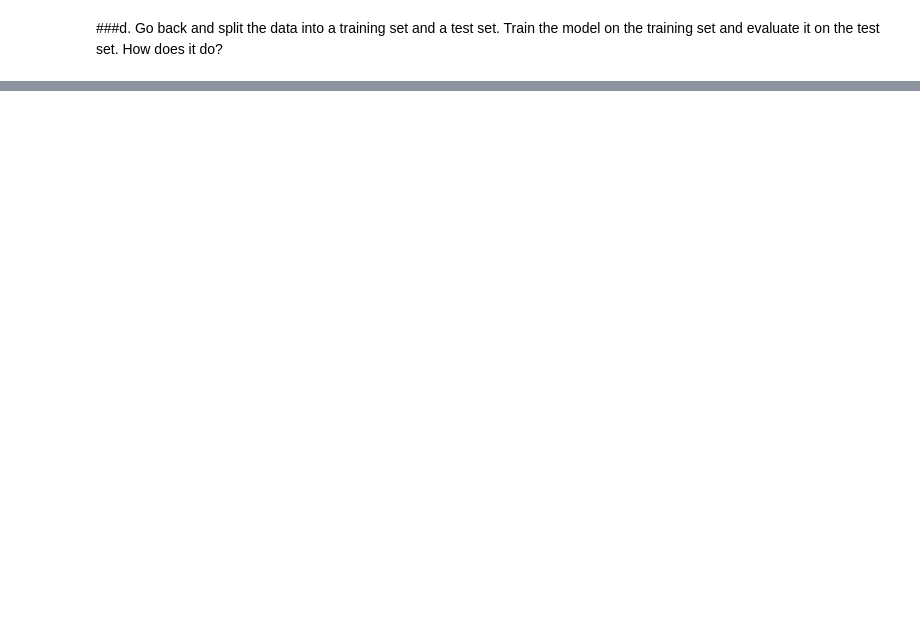
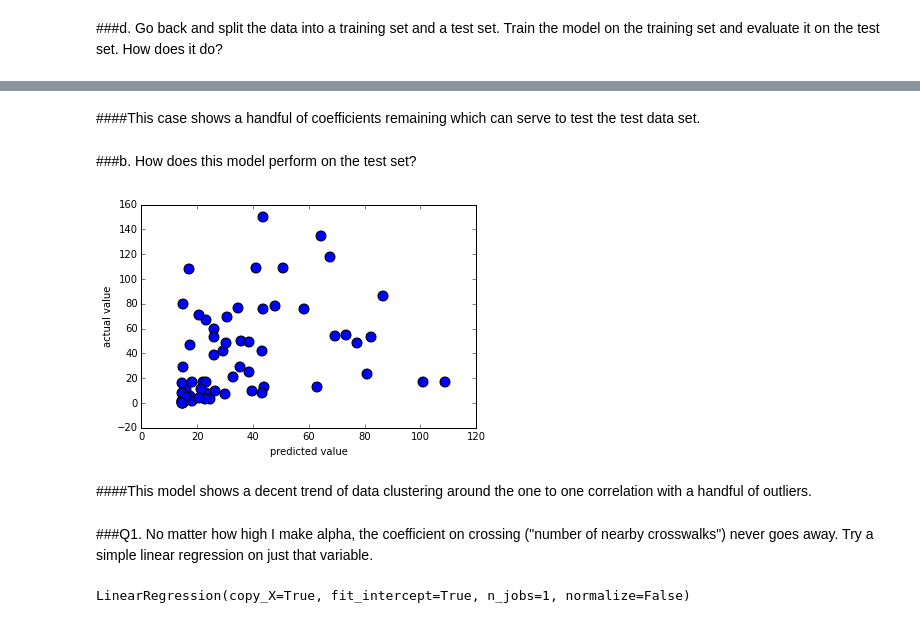
Before and after one commit to jesseklein406/bikeshare, a Jupyter notebook: bikeshare3.ipynb, the cells around one changed output, grey strips where cells are left out. Drawn from its saved outputs; the diff is of its cells as text; code cells hidden in the pictures; blank space fills up the shorter version.

```diff
--- a/bikeshare3.ipynb
+++ b/bikeshare3.ipynb
@@ -102,0 +124,4 @@ x_train, x_test, y_train, y_test = train_test_split(x, y, test_size=0.33, random
+# %%
+lasso_model = Lasso(alpha=0.15)
+lasso_model.fit(x_train, y_train)
+np.round(lasso_model.coef_, 1)
@@ -102,0 +144,4 @@ x_train, x_test, y_train, y_test = train_test_split(x, y, test_size=0.33, random
+# %%
+lasso_model = Lasso(alpha=200)
+lasso_model.fit(x_train, y_train)
+np.round(lasso_model.coef_, 1)
@@ -102,0 +163,4 @@ x_train, x_test, y_train, y_test = train_test_split(x, y, test_size=0.33, random
+# %%
+lasso_model = Lasso(alpha=10)
+lasso_model.fit(x_train, y_train)
+np.round(lasso_model.coef_, 1)
@@ -102,0 +180,22 @@ x_train, x_test, y_train, y_test = train_test_split(x, y, test_size=0.33, random
+# %% [markdown]
+####This case shows a handful of coefficients remaining which can serve to test the test data set.
+# %% [markdown]
+###b. How does this model perform on the test set?
+# %%
+plt.scatter(lasso_model.predict(x_test), y_test, s=100)
+plt.xlabel('predicted value')
+plt.ylabel('actual value')
+plt.show()
+# %% [output]
+[figure, added]
+# %% [markdown]
+####This model shows a decent trend of data clustering around the one to one correlation with a handful of outliers.
+# %% [markdown]
+###Q1. No matter how high I make alpha, the coefficient on crossing ("number of nearby crosswalks") never goes away. Try a simple linear regression on just that variable.
+# %%
+x = stations_vals[list(stations_vals.columns.values[111:112])]
+y = stations_vals[list(stations_vals.columns.values[1:2])]
+lin_regr = linear_model.LinearRegression()
+lin_regr.fit(x, y)
+# %% [output]
+LinearRegression(copy_X=True, fit_intercept=True, n_jobs=1, normalize=False)
```
Also changed, not shown: parts of 16 cells of this notebook.
